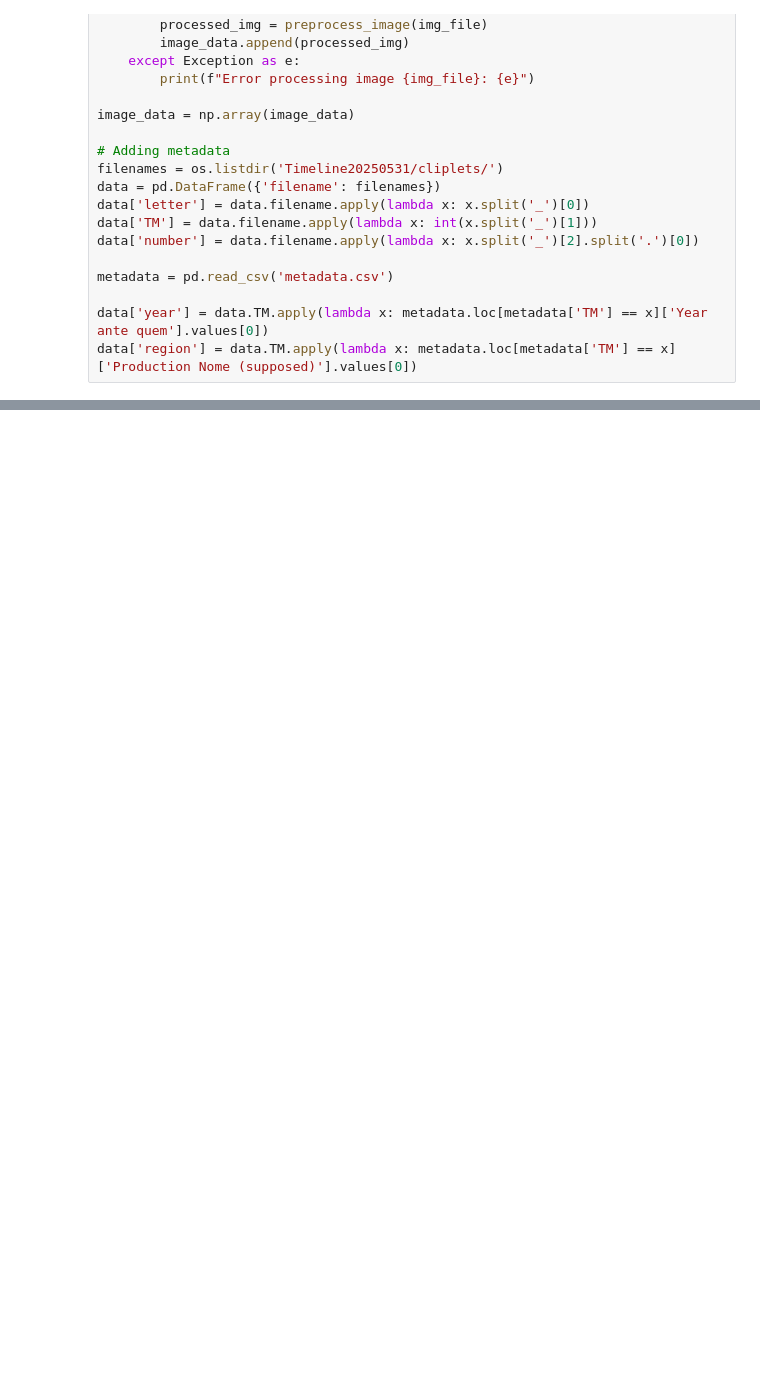
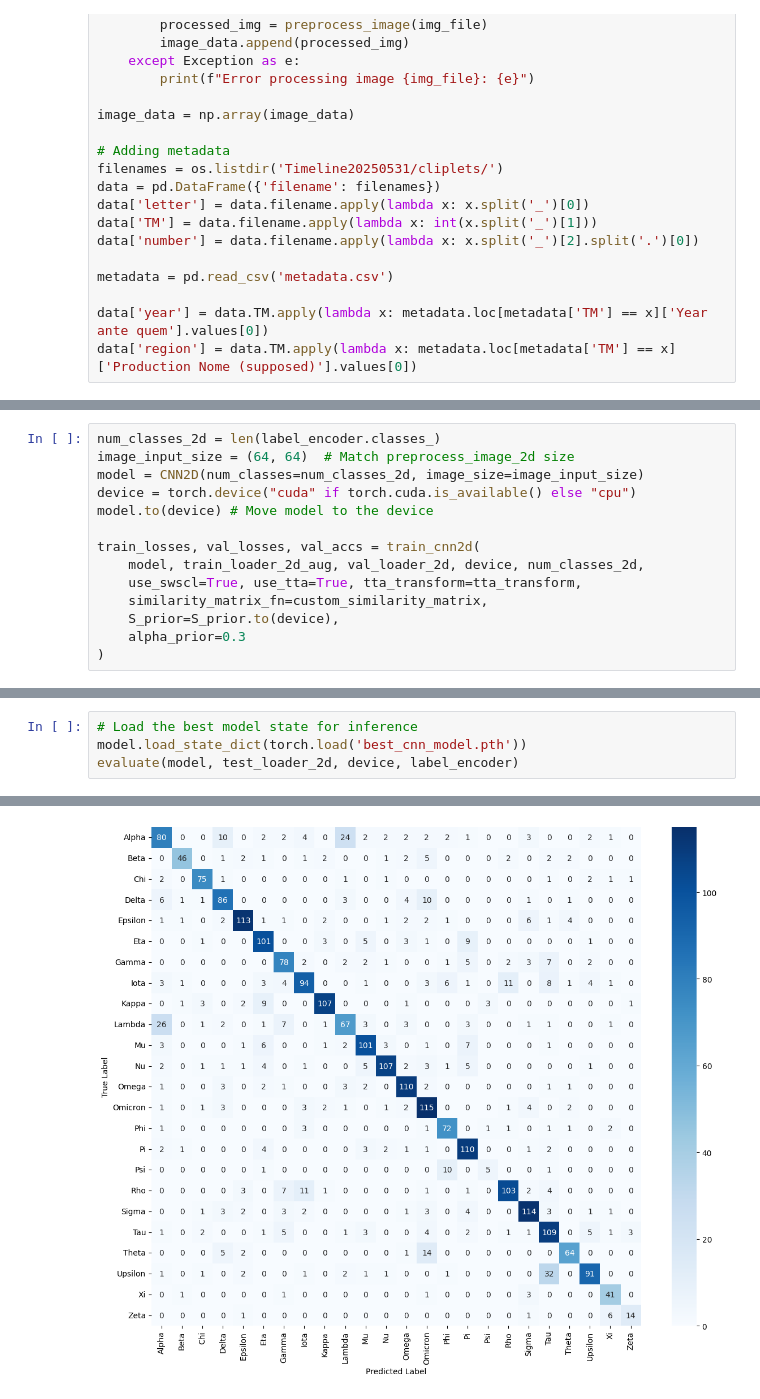
Before and after one commit to ipavlopoulos/diachronic-greek-letterforms, a Jupyter notebook: fCNN+SCL.ipynb, the cells around one changed output, grey strips where cells are left out. Cells and saved outputs as stored; diff of their text form; blank space fills up the shorter version.

```diff
--- a/fCNN+SCL.ipynb
+++ b/fCNN+SCL.ipynb
@@ -846,0 +875,14 @@ weighted avg       0.79      0.79      0.79      2603
+# %%
+num_classes_2d = len(label_encoder.classes_)
+image_input_size = (64, 64)  # Match preprocess_image_2d size
+model = CNN2D(num_classes=num_classes_2d, image_size=image_input_size)
+device = torch.device("cuda" if torch.cuda.is_available() else "cpu")
+model.to(device) # Move model to the device
+
+train_losses, val_losses, val_accs = train_cnn2d(
+    model, train_loader_2d_aug, val_loader_2d, device, num_classes_2d,
+    use_swscl=True, use_tta=True, tta_transform=tta_transform,
+    similarity_matrix_fn=custom_similarity_matrix,
+    S_prior=S_prior.to(device),
+    alpha_prior=0.3
+)
@@ -846,0 +907,5 @@ weighted avg       0.79      0.79      0.79      2603
+# %%
+# Load the best model state for inference
+model.load_state_dict(torch.load('best_cnn_model.pth'))
+evaluate(model, test_loader_2d, device, label_encoder)
+# %% [output]
@@ -846,0 +929 @@ weighted avg       0.79      0.79      0.79      2603
+[figure, added]
```
Also changed, not shown: parts of 18 cells of this notebook.
